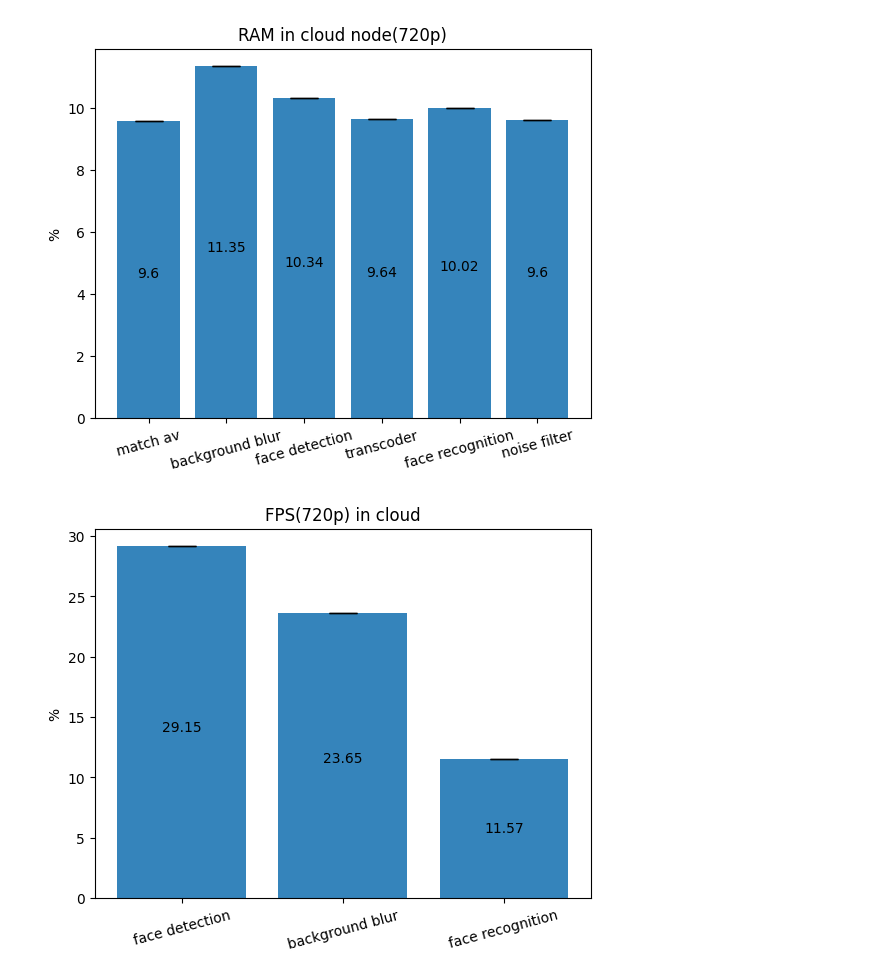
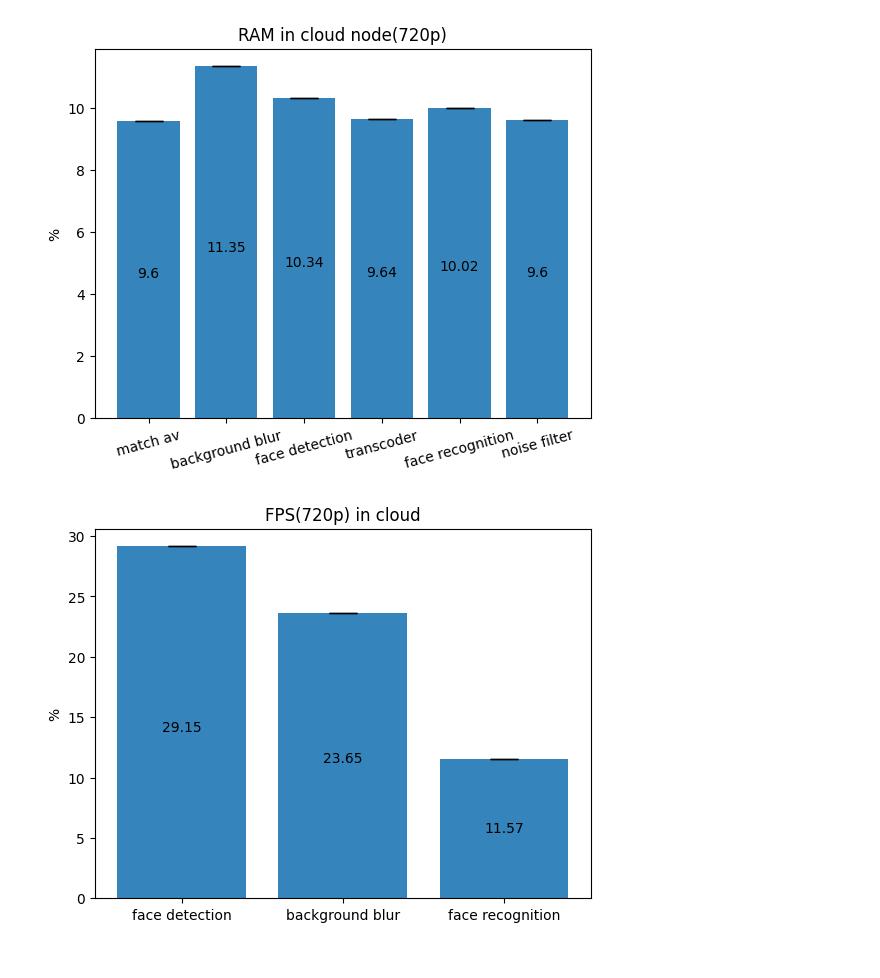
Before and after one commit to hctung57/Streaming-SFC, a Jupyter notebook: vclassCaculation/results/27_3_2023_13h15/cloud_handle_nfv_720.ipynb, the cells around one changed output. Cells and saved outputs as stored; diff of their text form; code cells hidden in the pictures.

```diff
--- a/vclassCaculation/results/27_3_2023_13h15/cloud_handle_nfv_720.ipynb
+++ b/vclassCaculation/results/27_3_2023_13h15/cloud_handle_nfv_720.ipynb
@@ -517,21 +517,21 @@ fps_face_recognition_std = np.std(average_fps_face_recognition)
 # %%
 data = [fps_face_detection_mean, fps_background_blur_mean, fps_face_recognition_mean]
 error = [fps_face_detection_std, fps_background_blur_std, fps_face_recognition_std]
 state = ["face detection","background blur","face recognition"]
 fig1, ax1 = plot.subplots()
 x_pos = x_pos = np.arange(len(state))
 ax1.bar(x_pos, data, yerr=error, align='center',
         alpha=0.9, ecolor='black', capsize=10)
 ax1.set_title('FPS(720p) in cloud')
 ax1.set_ylabel("%")
-plot.xticks(rotation = 15)
+# plot.xticks(rotation = 15)
 ax1.set_xticks(x_pos)
 ax1.set_xticklabels(state)
 for i, v in enumerate(data):
     if v > 2:
         ax1.text(i, v/2-(v/2)*0.05, str(round(v,2)), ha='center')
     else:
         ax1.text(i, v+0.5, str(round(v,2)), ha='center')
 plot.show()
 # %% [output]
-[figure, old version]
+[figure, new version]
```
Also changed, not shown: 7 other files.
